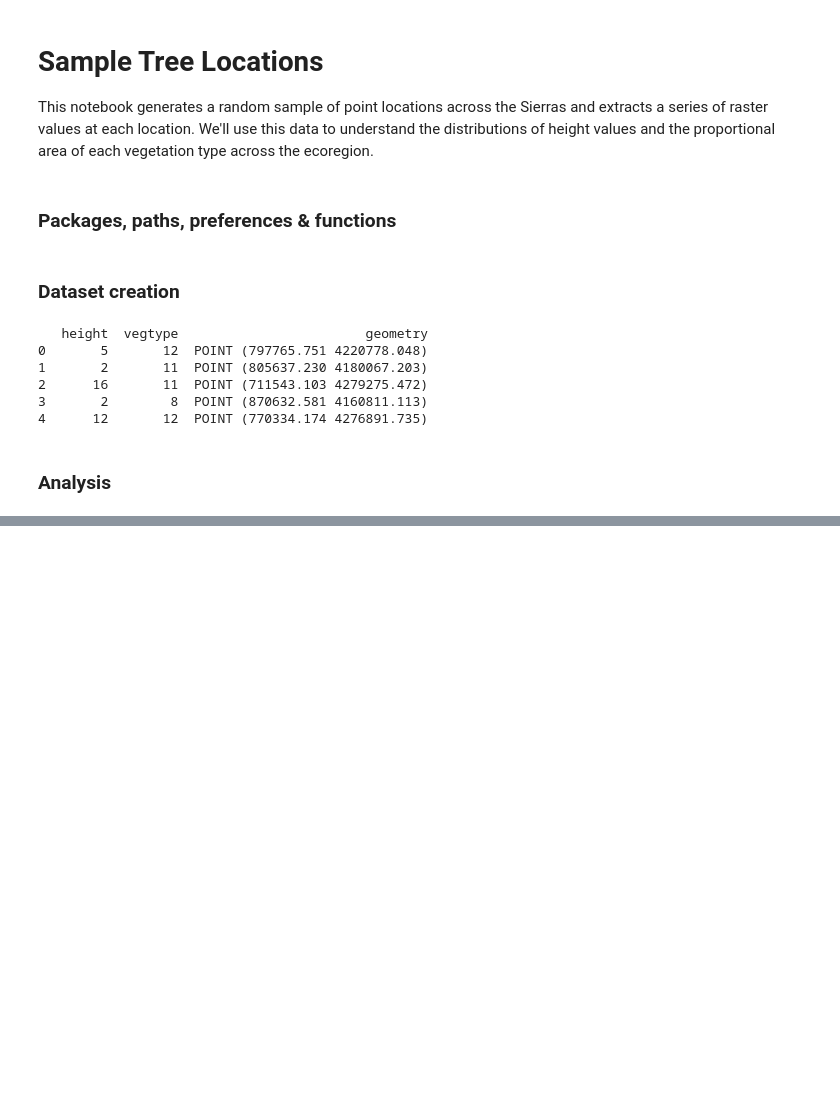
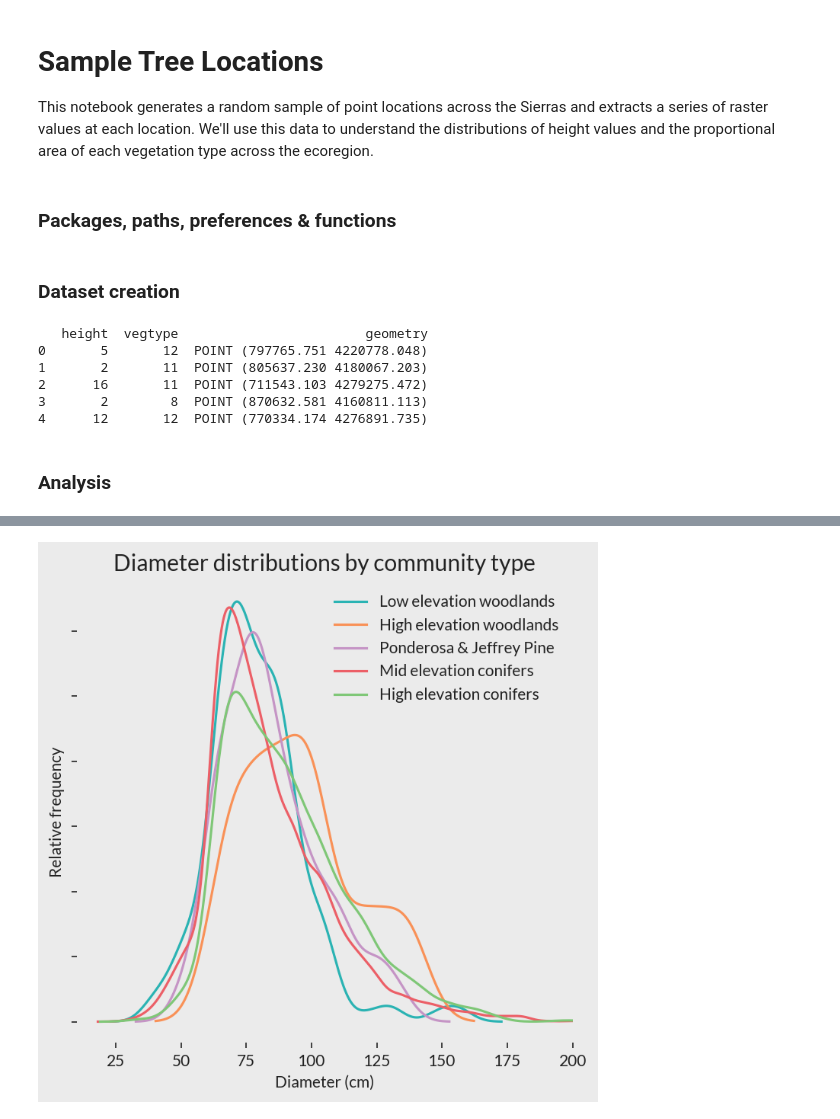
Before and after one commit to forestobservatory/cfo-big-trees, a Jupyter notebook: notebooks/SampleTreeLocations.ipynb, the cells around one changed output, grey strips where cells are left out. Drawn from its saved outputs; the diff is of its cells as text; code cells hidden in the pictures; blank space fills up the shorter version.

```diff
--- a/notebooks/SampleTreeLocations.ipynb
+++ b/notebooks/SampleTreeLocations.ipynb
@@ -197,0 +203,24 @@ plt.savefig(os.path.join(plots, 'height-by-vegclass.png'), dpi=200)
+# %%
+all_diams = pd.read_csv(os.path.join(vector, 'diamDist_lrgTreeHeight30m_all.csv'))
+grp_diams = pd.read_csv(os.path.join(vector, 'diamDist_lrgTreeHeightVaryByVegType_all.csv'))
+# %%
+# plot all diameters first
+df = all_diams
+plt.figure(figsize=(5,5), dpi=150)
+for vegtype, veglabel in labels.items():
+    if veglabel == "riparian":
+        continue
+    idxs = df['esp'] == veglabel
+    sub = df[idxs].reset_index(drop=True)
+    plt.plot(sub['x']*2.54, sub['y'], label=plot_labels[veglabel])
+
+plt.title("Diameter distributions by community type")
+plt.xlabel('Diameter (cm)')
+plt.ylabel("Relative frequency")
+plt.legend(loc='upper right')
+plt.tick_params(labelleft=False)
+plt.xlim(10, 200)
+plt.tight_layout()
+plt.savefig(os.path.join(plots, 'diameter-by-vegclass-ecoregion.png'), dpi=200, transparent=True)
+# %% [output]
+[figure, added]
```
Also changed, not shown: parts of 6 cells of this notebook, 1 other file.
